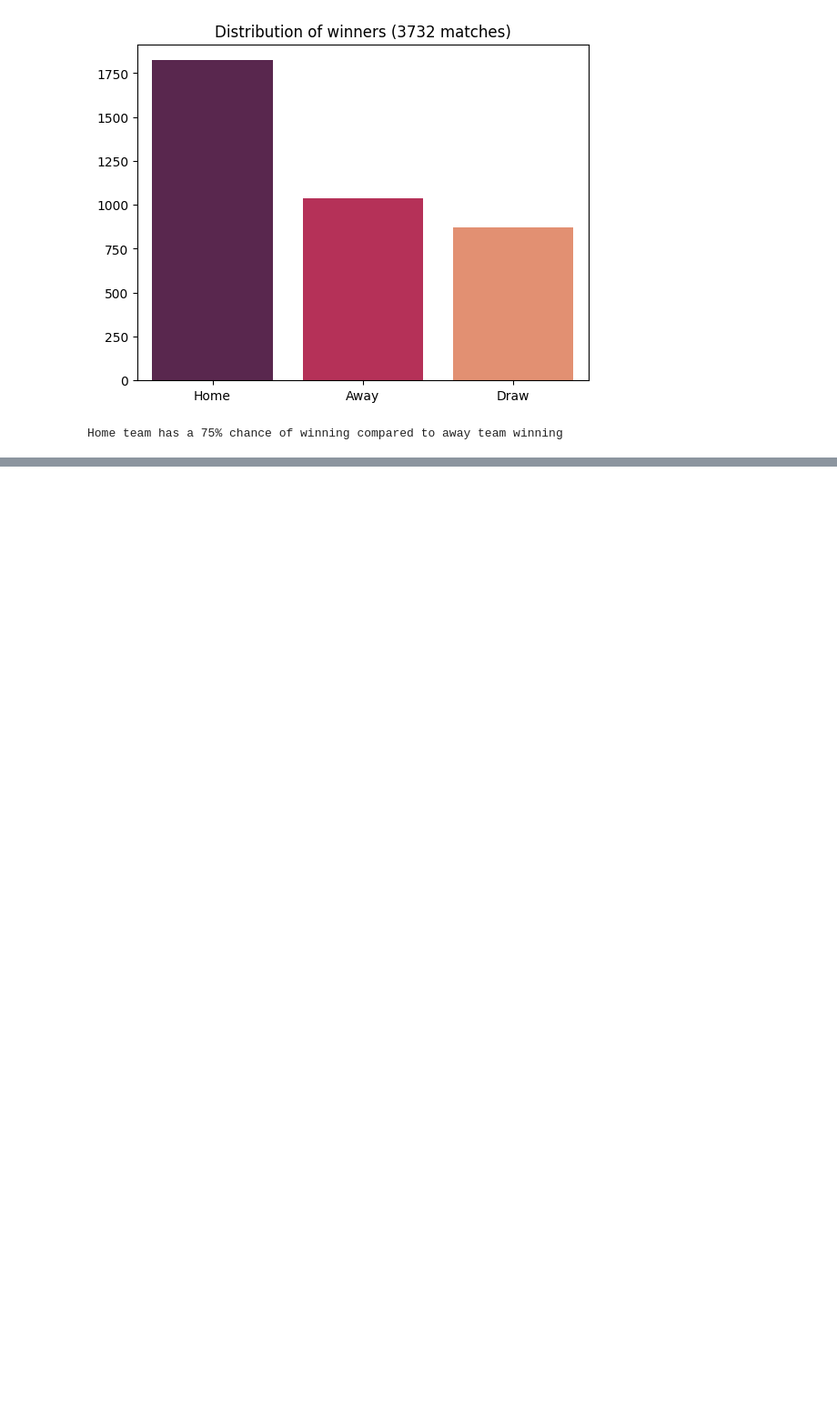
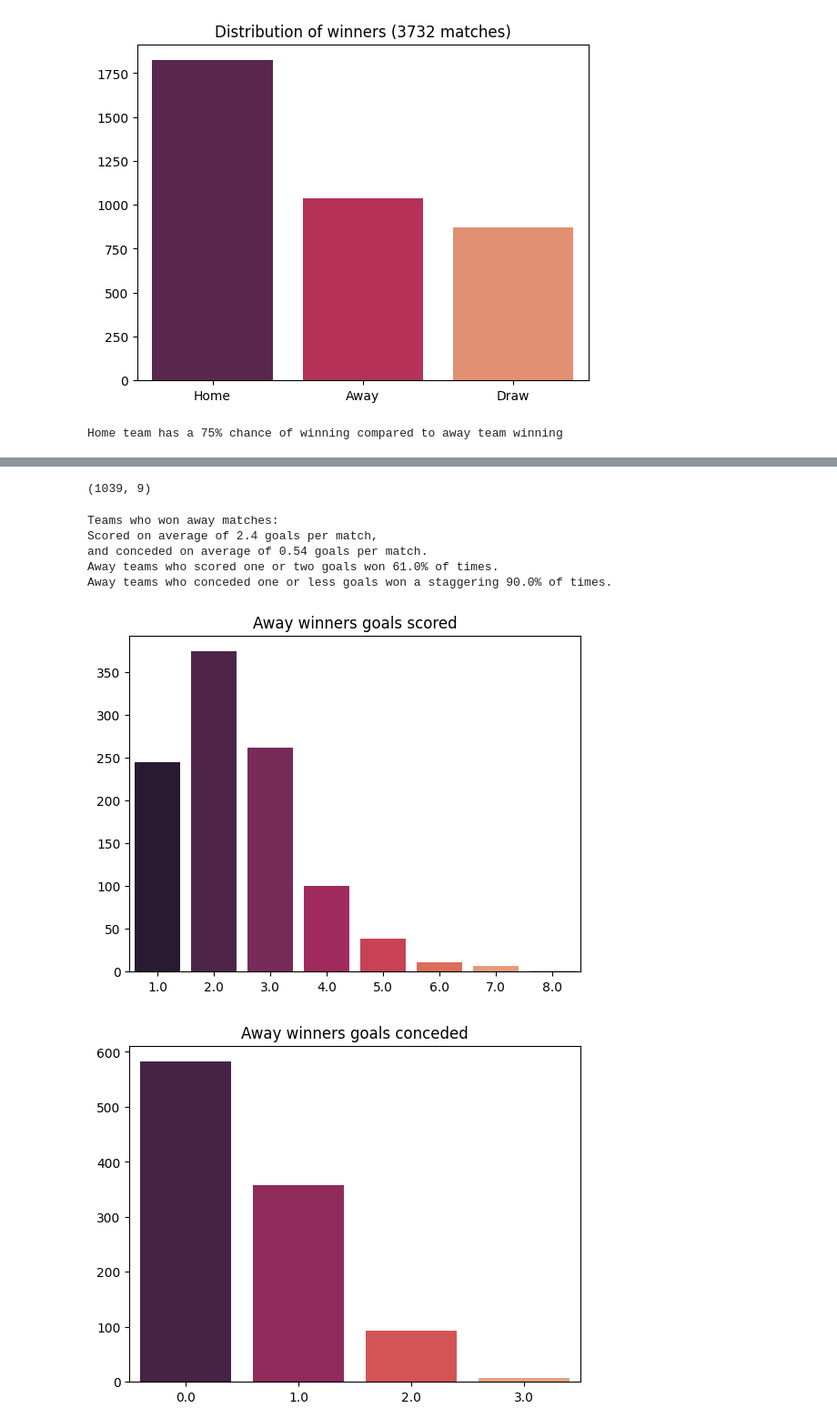
Before and after one commit to vanshuwjoshi/Champions-League-Defense, a Jupyter notebook: data-viz.ipynb, the cells around one changed output, grey strips where cells are left out. Shown at 91% size. Cells and saved outputs as stored; diff of their text form; code cells hidden in the pictures; blank space fills up the shorter version.

```diff
--- a/data-viz.ipynb
+++ b/data-viz.ipynb
@@ -77,0 +134,3 @@ Home team has a 75% chance of winning compared to away team winning
+# %%
+away_winners = df[df["Winner_Home_Away"] == "Away"]
+away_winners.head()
@@ -77,0 +144,52 @@ Home team has a 75% chance of winning compared to away team winning
+# %%
+away_winners.shape
+# %% [output]
+(1039, 9)
+# %%
+def get_away_stats():
+    away_winners = df[df["Winner_Home_Away"] == "Away"]
+    mean_scored = np.round(np.mean(away_winners["Away_Score"]), 2)
+    mean_conceded = np.round(np.mean(away_winners["Home_Score"]), 2)
+
+    ## Getting average goals scored and conceded by winning away team
+    print("Teams who won away matches:")
+    print(f"Scored on average of {mean_scored} goals per match,")
+    print(f"and conceded on average of {mean_conceded} goals per match.")
+
+    goals_scored = away_winners["Away_Score"].value_counts()
+    goal_conceded = away_winners["Home_Score"].value_counts()
+    total = away_winners.shape[0]
+    ## Getting percentage of wins is away team scores 1 or 2 goals
+    atmost_two_scored = (
+        np.round((goals_scored.iloc[0] + goals_scored.iloc[1]) / total, 2) * 100
+    )
+    ## Getting percentage of wins is away team concedes 0 or 1 goal
+    atmost_one_conceded = (
+        np.round((goal_conceded.iloc[0] + goal_conceded.iloc[1]) / total, 2) * 100
+    )
+
+    print(f"Away teams who scored one or two goals won {atmost_two_scored}% of times.")
+    print(
+        f"Away teams who conceded one or less goals won a staggering {atmost_one_conceded}% of times."
+    )
+    ## Plotting Goals Scored and Goals Conceded by winning away teams
+    sns.countplot(data=away_winners, x="Away_Score", palette="rocket")
+    plt.xlabel("")
+    plt.ylabel("")
+    plt.title("Away winners goals scored")
+    plt.show()
+    sns.countplot(data=away_winners, x="Home_Score", palette="rocket")
+    plt.xlabel("")
+    plt.ylabel("")
+    plt.title("Away winners goals conceded")
+    plt.show()
+# %%
+get_away_stats()
+# %% [output]
+Teams who won away matches:
+Scored on average of 2.4 goals per match,
+and conceded on average of 0.54 goals per match.
+Away teams who scored one or two goals won 61.0% of times.
+Away teams who conceded one or less goals won a staggering 90.0% of times.
+[figure, added]
+[figure, added]
```
Also changed, not shown: parts of 13 cells of this notebook, 1 other file.
